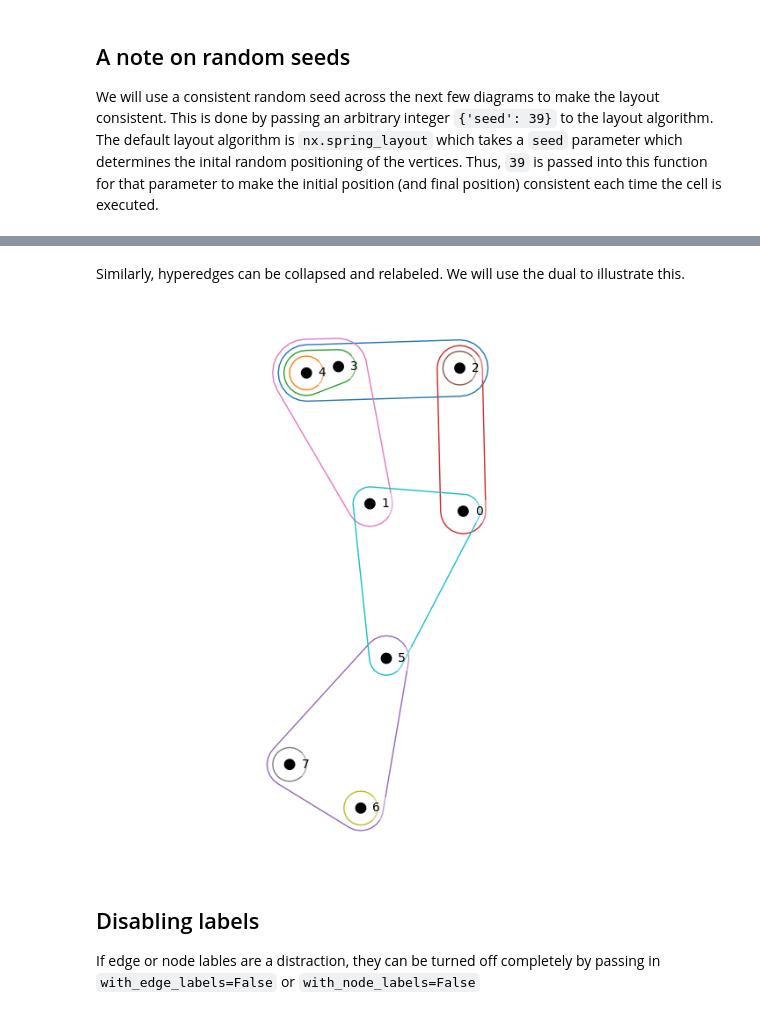
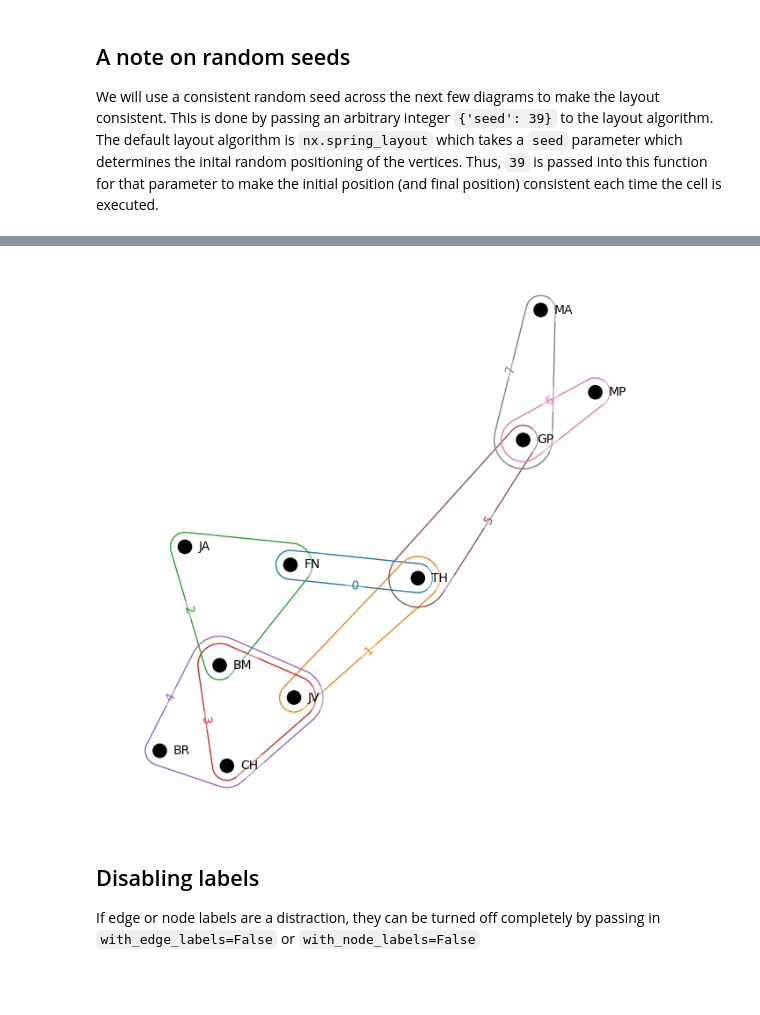
Before and after one commit to pnnl/HyperNetX, a Jupyter notebook: tutorials/basic/Basic 2 - Visualization Methods.ipynb, the cells around one changed output, grey strips where cells are left out. Cells and saved outputs as stored; diff of their text form; code cells hidden in the pictures; blank space fills up the shorter version.

Commit message:
Replaced old basic visualization tutorial with new tutorial.

```diff
--- a/tutorials/basic/Basic 2 - Visualization Methods.ipynb
+++ b/tutorials/basic/Basic 2 - Visualization Methods.ipynb
@@ -70,12 +95,10 @@ The collapsed nodes from above have been replaced with `x3` and `x2`, and the re
-# %% [markdown]
-Similarly, hyperedges can be collapsed and relabeled. We will use the dual to illustrate this.
 # %%
-hnx.drawing.draw(H.dual().collapse_edges(), with_edge_counts=True)
+hnx.drawing.draw(H.collapse_nodes(), layout_kwargs={'seed': 39})
 # %% [output]
-[figure, old version]
+[figure, new version]
 # %% [markdown]
 ## Disabling labels
-If edge or node lables are a distraction, they can be turned off completely by passing in `with_edge_labels=False` or `with_node_labels=False`
+If edge or node labels are a distraction, they can be turned off completely by passing in `with_edge_labels=False` or `with_node_labels=False`
 # %%
 hnx.drawing.draw(H, with_edge_labels=False, with_node_labels=False)
 # %% [output]
```
Also changed, not shown: parts of 26 cells of this notebook.
